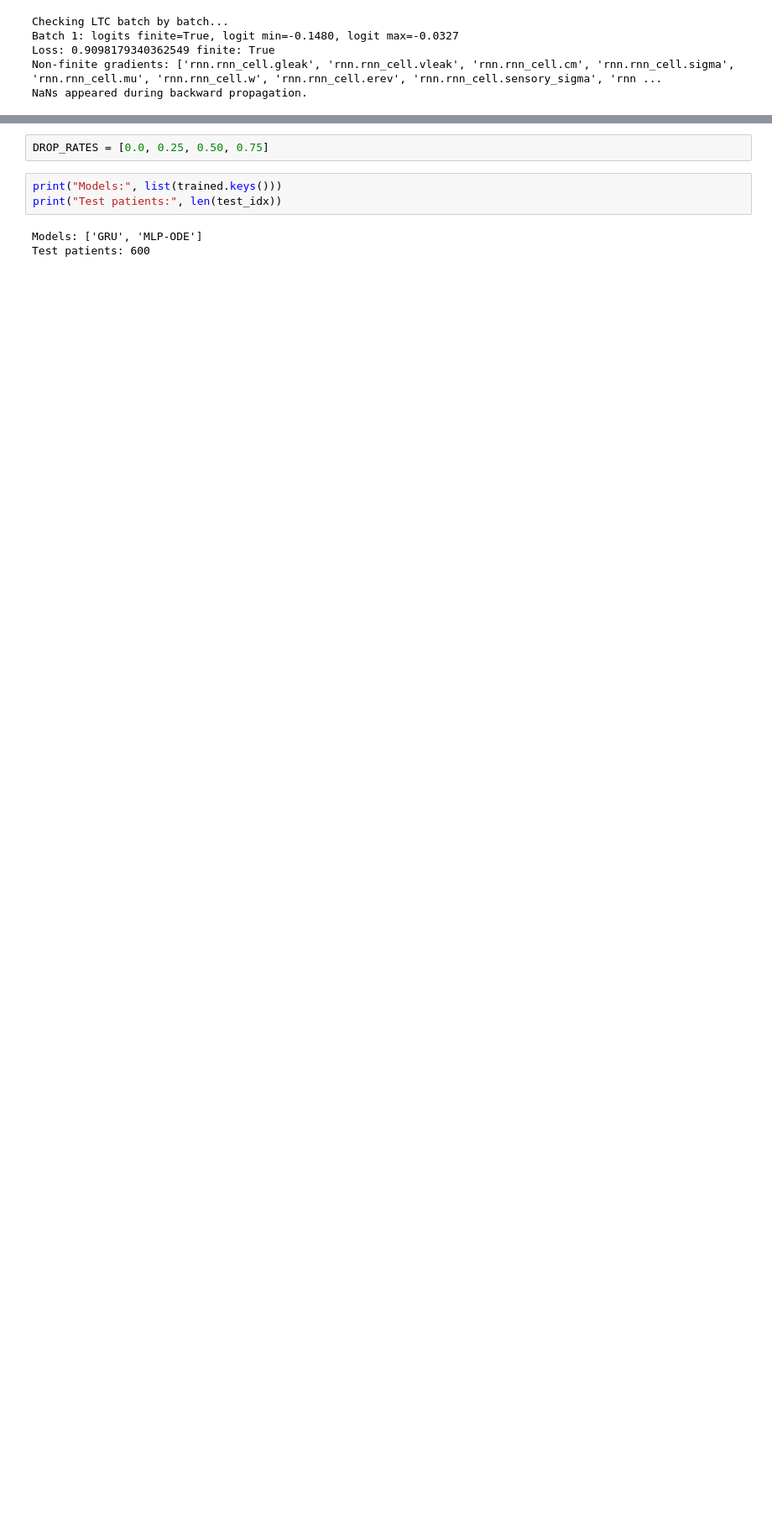
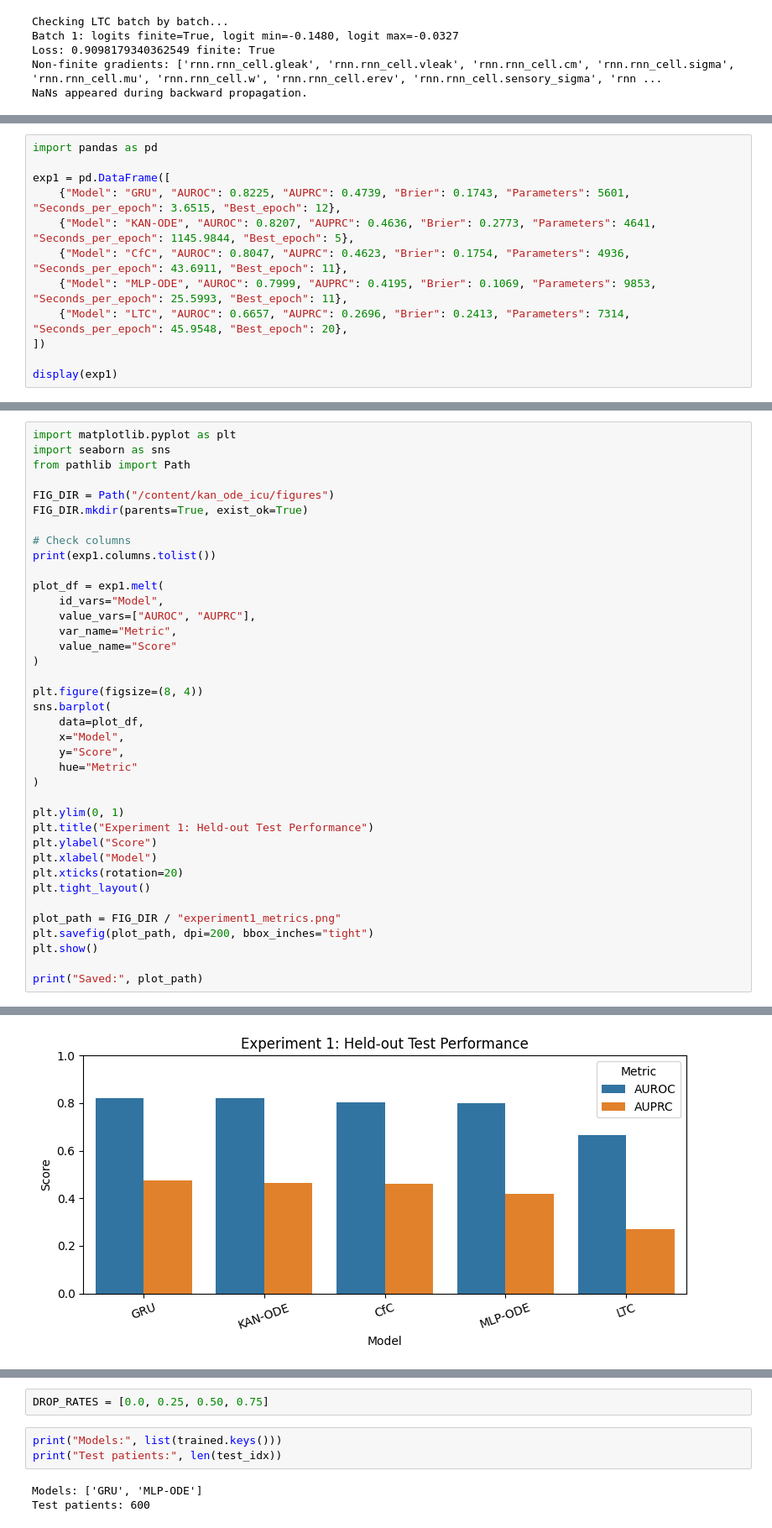
Before and after one commit to elsasjsu/DATA-255_DeepLearning, a Jupyter notebook: Rose_Elsa_ECHW2.ipynb, the cells around one changed output, grey strips where cells are left out. Shown at 84% size. Cells and saved outputs as stored; diff of their text form; blank space fills up the shorter version.

```diff
--- a/Rose_Elsa_ECHW2.ipynb
+++ b/Rose_Elsa_ECHW2.ipynb
@@ -2659,0 +2620,12 @@ plt.show()
+# %%
+import pandas as pd
+
+exp1 = pd.DataFrame([
+    {"Model": "GRU", "AUROC": 0.8225, "AUPRC": 0.4739, "Brier": 0.1743, "Parameters": 5601, "Seconds_per_epoch": 3.6515, "Best_epoch": 12},
+    {"Model": "KAN-ODE", "AUROC": 0.8207, "AUPRC": 0.4636, "Brier": 0.2773, "Parameters": 4641, "Seconds_per_epoch": 1145.9844, "Best_epoch": 5},
+    {"Model": "CfC", "AUROC": 0.8047, "AUPRC": 0.4623, "Brier": 0.1754, "Parameters": 4936, "Seconds_per_epoch": 43.6911, "Best_epoch": 11},
+    {"Model": "MLP-ODE", "AUROC": 0.7999, "AUPRC": 0.4195, "Brier": 0.1069, "Parameters": 9853, "Seconds_per_epoch": 25.5993, "Best_epoch": 11},
+    {"Model": "LTC", "AUROC": 0.6657, "AUPRC": 0.2696, "Brier": 0.2413, "Parameters": 7314, "Seconds_per_epoch": 45.9548, "Best_epoch": 20},
+])
+
+display(exp1)
@@ -2659,0 +2639,39 @@ plt.show()
+# %%
+import matplotlib.pyplot as plt
+import seaborn as sns
+from pathlib import Path
+
+FIG_DIR = Path("/content/kan_ode_icu/figures")
+FIG_DIR.mkdir(parents=True, exist_ok=True)
+
+# Check columns
+print(exp1.columns.tolist())
+
+plot_df = exp1.melt(
+    id_vars="Model",
+    value_vars=["AUROC", "AUPRC"],
+    var_name="Metric",
+    value_name="Score"
+)
+
+plt.figure(figsize=(8, 4))
+sns.barplot(
+    data=plot_df,
+    x="Model",
+    y="Score",
+    hue="Metric"
+)
+
+plt.ylim(0, 1)
+plt.title("Experiment 1: Held-out Test Performance")
+plt.ylabel("Score")
+plt.xlabel("Model")
+plt.xticks(rotation=20)
+plt.tight_layout()
+
+plot_path = FIG_DIR / "experiment1_metrics.png"
+plt.savefig(plot_path, dpi=200, bbox_inches="tight")
+plt.show()
+
+print("Saved:", plot_path)
+# %% [output]
@@ -2659,0 +2679 @@ plt.show()
+[figure, added]
```
Also changed, not shown: parts of 66 cells of this notebook.
